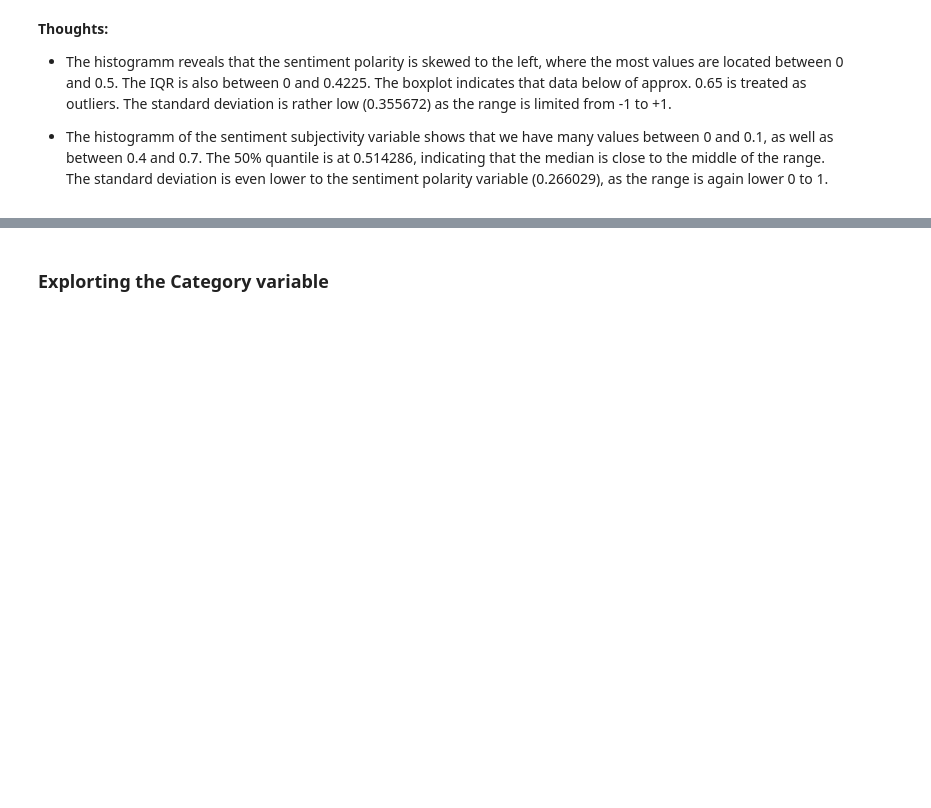
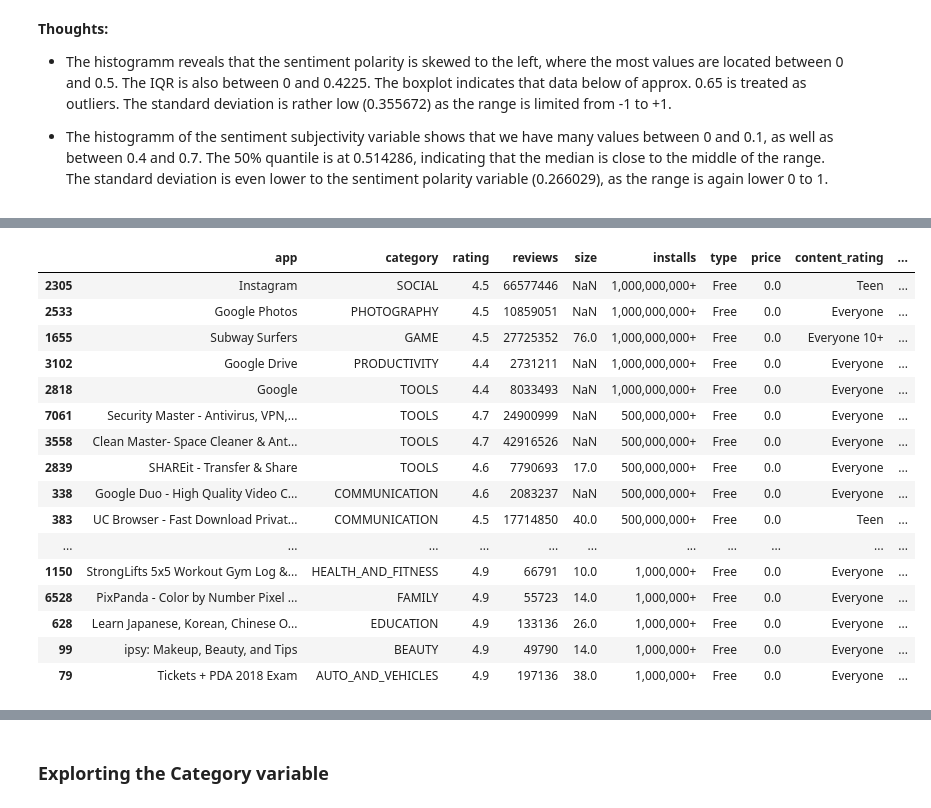
Before and after one commit to igorstojanovic91/google-play-store, a Jupyter notebook: Google Play Store Aanalysis.ipynb, the cells around one changed output, grey strips where cells are left out. Cells and saved outputs as stored; diff of their text form; code cells hidden in the pictures; blank space fills up the shorter version.

```diff
--- a/Google Play Store Aanalysis.ipynb
+++ b/Google Play Store Aanalysis.ipynb
@@ -744,0 +762,31 @@ df['rating_weighted'] = df['rating']*df['installs_num']"""
+# %%
+df_f = df.query('installs=="1,000,000+"').sort_values(by='rating', ascending=False)[:5]
+df_e = df.query('installs=="10,000,000+"').sort_values(by='rating', ascending=False)[:5]
+df_a = df.query('installs=="1,000,000,000+"').sort_values(by='rating', ascending=False)[:5]
+df_b = df.query('installs=="500,000,000+"').sort_values(by='rating', ascending=False)[:5]
+df_c = df.query('installs=="100,000,000+"').sort_values(by='rating', ascending=False)[:5]
+df_d = df.query('installs=="50,000,000+"').sort_values(by='rating', ascending=False)[:5]
+
+#dfratingbyinstalls
+frames = [df_a, df_b, df_c, df_d, df_e, df_f]
+df_ratinst = pd.concat(frames)
+
+df_ratinst
+# %% [output]
+|  | app | category | rating | reviews | size | installs | type | price | content_rating | ... |
+| 2305 | Instagram | SOCIAL | 4.5 | 66577446 | NaN | 1,000,000,000+ | Free | 0.0 | Teen | ... |
+| 2533 | Google Photos | PHOTOGRAPHY | 4.5 | 10859051 | NaN | 1,000,000,000+ | Free | 0.0 | Everyone | ... |
+| 1655 | Subway Surfers | GAME | 4.5 | 27725352 | 76.0 | 1,000,000,000+ | Free | 0.0 | Everyone 10+ | ... |
+| 3102 | Google Drive | PRODUCTIVITY | 4.4 | 2731211 | NaN | 1,000,000,000+ | Free | 0.0 | Everyone | ... |
+| 2818 | Google | TOOLS | 4.4 | 8033493 | NaN | 1,000,000,000+ | Free | 0.0 | Everyone | ... |
+| 7061 | Security Master - Antivirus, VPN,... | TOOLS | 4.7 | 24900999 | NaN | 500,000,000+ | Free | 0.0 | Everyone | ... |
+| 3558 | Clean Master- Space Cleaner & Ant... | TOOLS | 4.7 | 42916526 | NaN | 500,000,000+ | Free | 0.0 | Everyone | ... |
+| 2839 | SHAREit - Transfer & Share | TOOLS | 4.6 | 7790693 | 17.0 | 500,000,000+ | Free | 0.0 | Everyone | ... |
+| 338 | Google Duo - High Quality Video C... | COMMUNICATION | 4.6 | 2083237 | NaN | 500,000,000+ | Free | 0.0 | Everyone | ... |
+| 383 | UC Browser - Fast Download Privat... | COMMUNICATION | 4.5 | 17714850 | 40.0 | 500,000,000+ | Free | 0.0 | Teen | ... |
+| ... | ... | ... | ... | ... | ... | ... | ... | ... | ... | ... |
+| 1150 | StrongLifts 5x5 Workout Gym Log &... | HEALTH_AND_FITNESS | 4.9 | 66791 | 10.0 | 1,000,000+ | Free | 0.0 | Everyone | ... |
+| 6528 | PixPanda - Color by Number Pixel ... | FAMILY | 4.9 | 55723 | 14.0 | 1,000,000+ | Free | 0.0 | Everyone | ... |
+| 628 | Learn Japanese, Korean, Chinese O... | EDUCATION | 4.9 | 133136 | 26.0 | 1,000,000+ | Free | 0.0 | Everyone | ... |
+| 99 | ipsy: Makeup, Beauty, and Tips | BEAUTY | 4.9 | 49790 | 14.0 | 1,000,000+ | Free | 0.0 | Everyone | ... |
+| 79 | Tickets + PDA 2018 Exam | AUTO_AND_VEHICLES | 4.9 | 197136 | 38.0 | 1,000,000+ | Free | 0.0 | Everyone | ... |
```
Also changed, not shown: parts of 13 cells of this notebook.
